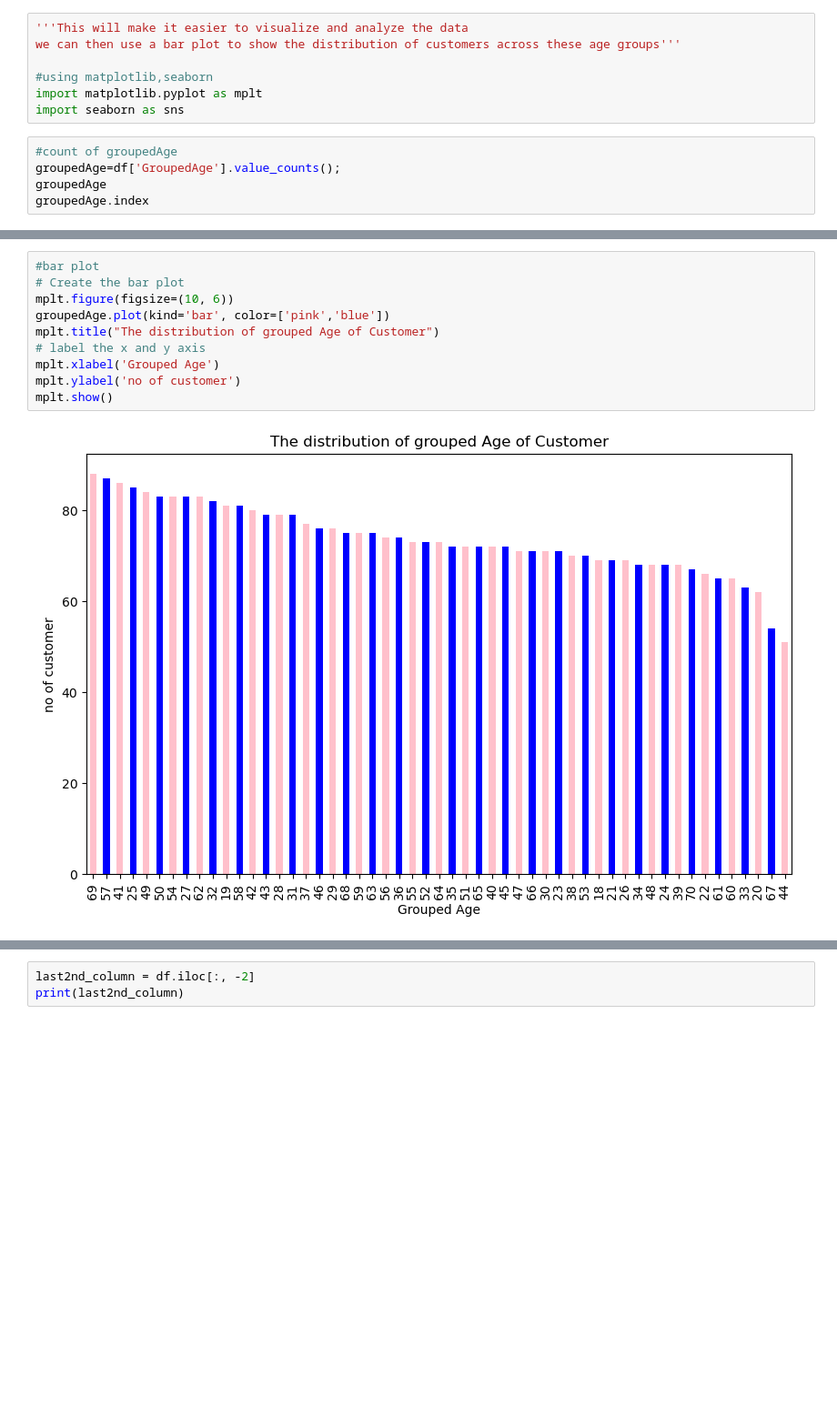
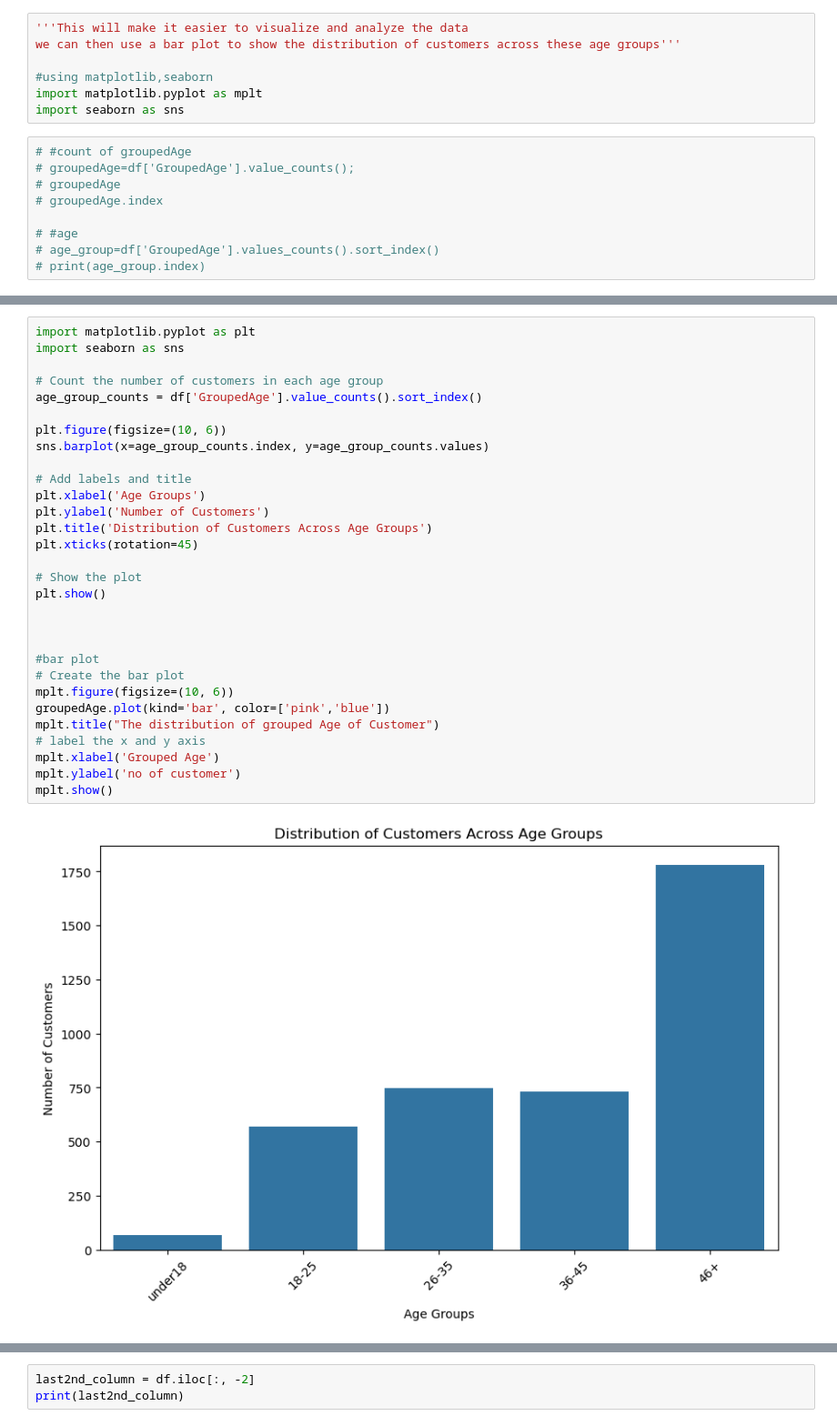
Before and after one commit to srinijalanda93/Machine-learning, a Jupyter notebook: 2448526_Srinija_lab-2.ipynb, the cells around one changed output, grey strips where cells are left out. Shown at 91% size. Drawn from its saved outputs; the diff is of its cells as text; blank space fills up the shorter version.

```diff
--- a/2448526_Srinija_lab-2.ipynb
+++ b/2448526_Srinija_lab-2.ipynb
@@ -154,7 +154,11 @@ we can then use a bar plot to show the distribution of customers across these ag
 import matplotlib.pyplot as mplt
 import seaborn as sns
 # %%
-#count of groupedAge
-groupedAge=df['GroupedAge'].value_counts();
-groupedAge
-groupedAge.index
+# #count of groupedAge
+# groupedAge=df['GroupedAge'].value_counts();
+# groupedAge
+# groupedAge.index
+
+# #age
+# age_group=df['GroupedAge'].values_counts().sort_index()
+# print(age_group.index)
@@ -163,12 +165,32 @@ CategoricalIndex(['46+', '26-35', '36-45', '18-25', 'under18'], categories=['und
 # %%
+import matplotlib.pyplot as plt
+import seaborn as sns
+
+# Count the number of customers in each age group
+age_group_counts = df['GroupedAge'].value_counts().sort_index()
+
+plt.figure(figsize=(10, 6))
+sns.barplot(x=age_group_counts.index, y=age_group_counts.values)
+
+# Add labels and title
+plt.xlabel('Age Groups')
+plt.ylabel('Number of Customers')
+plt.title('Distribution of Customers Across Age Groups')
+plt.xticks(rotation=45)
+
+# Show the plot
+plt.show()
+
+
+
 #bar plot
 # Create the bar plot
 mplt.figure(figsize=(10, 6))
 groupedAge.plot(kind='bar', color=['pink','blue'])
 mplt.title("The distribution of grouped Age of Customer")
 # label the x and y axis
 mplt.xlabel('Grouped Age')
 mplt.ylabel('no of customer')
 mplt.show()
 # %% [output]
-[figure, old version]
+[figure, new version]
```
Also changed, not shown: parts of 12 cells of this notebook, 5 other files.
